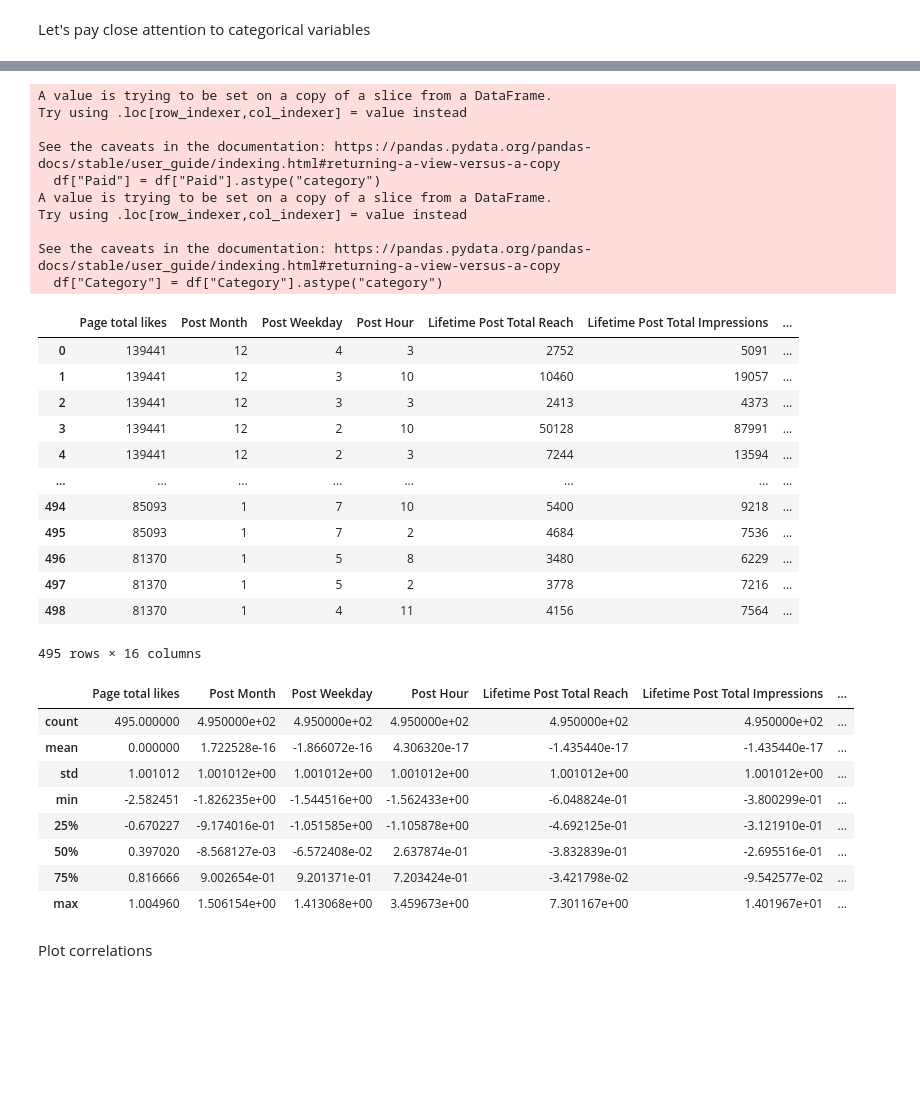
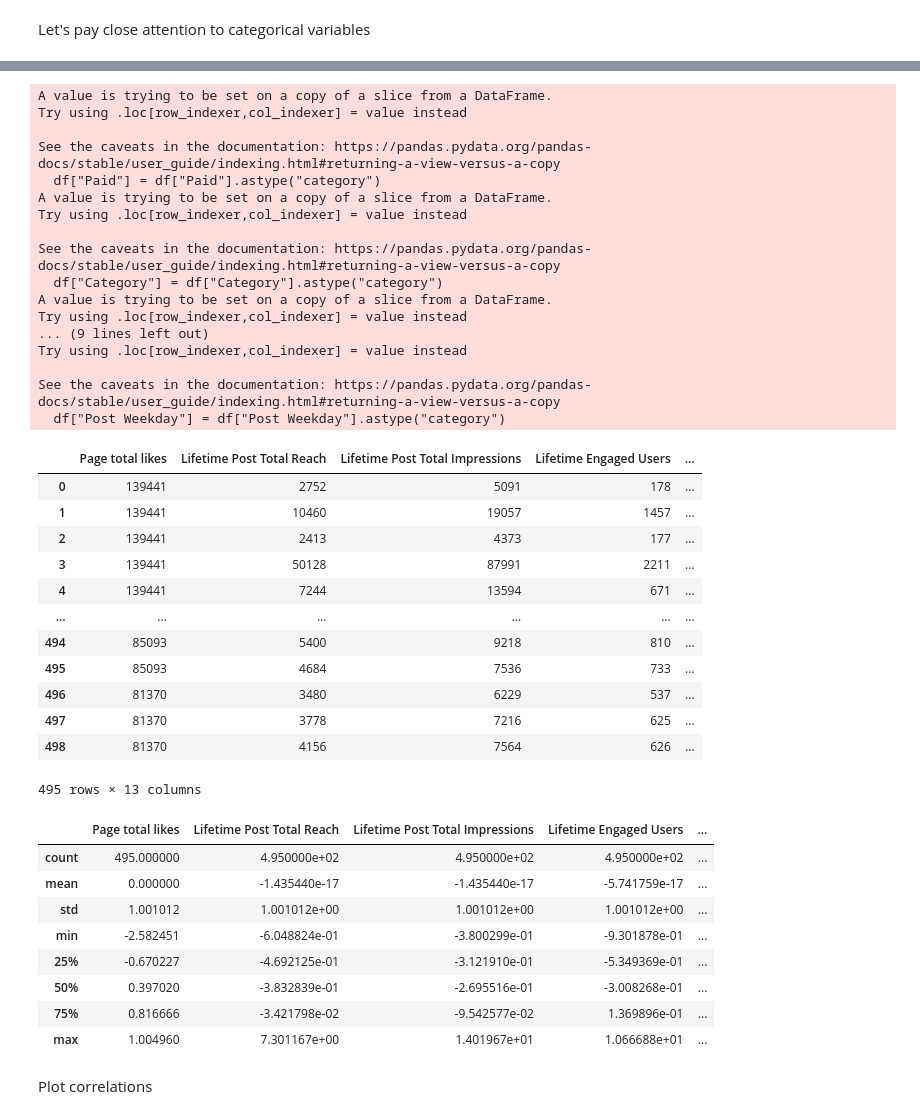
Before and after one commit to elhamod/BA820, a Jupyter notebook: Dimensionality_Reduction/Facebook_Metrics_Analysis_Dimensionality_Reduction.ipynb, the cells around one changed output, grey strips where cells are left out. Cells and saved outputs as stored; diff of their text form; code cells hidden in the pictures; blank space fills up the shorter version.

```diff
--- a/Dimensionality_Reduction/Facebook_Metrics_Analysis_Dimensionality_Reduction.ipynb
+++ b/Dimensionality_Reduction/Facebook_Metrics_Analysis_Dimensionality_Reduction.ipynb
@@ -145,35 +149,46 @@ memory usage: 77.3+ KB
 # %%
 # Convert Paid and Category features to categorical
 df["Paid"] = df["Paid"].astype("category")
 df["Category"] = df["Category"].astype("category")
+df["Post Month"] = df["Post Month"].astype("category")
+df["Post Hour"] = df["Post Hour"].astype("category")
+df["Post Weekday"] = df["Post Weekday"].astype("category")
 
 #get df_numerical
 df_numeric = df.select_dtypes(include=[float, int])
+
 df_numeric
 # %% [output]
 A value is trying to be set on a copy of a slice from a DataFrame.
 Try using .loc[row_indexer,col_indexer] = value instead
 
 See the caveats in the documentation: https://pandas.pydata.org/pandas-docs/stable/user_guide/indexing.html#returning-a-view-versus-a-copy
   df["Paid"] = df["Paid"].astype("category")
 A value is trying to be set on a copy of a slice from a DataFrame.
 Try using .loc[row_indexer,col_indexer] = value instead
 
 See the caveats in the documentation: https://pandas.pydata.org/pandas-docs/stable/user_guide/indexing.html#returning-a-view-versus-a-copy
   df["Category"] = df["Category"].astype("category")
+A value is trying to be set on a copy of a slice from a DataFrame.
+Try using .loc[row_indexer,col_indexer] = value instead
+... (9 lines left out)
+Try using .loc[row_indexer,col_indexer] = value instead
+
+See the caveats in the documentation: https://pandas.pydata.org/pandas-docs/stable/user_guide/indexing.html#returning-a-view-versus-a-copy
+  df["Post Weekday"] = df["Post Weekday"].astype("category")
-|  | Page total likes | Post Month | Post Weekday | Post Hour | Lifetime Post Total Reach | Lifetime Post Total Impressions | ... |
-| 0 | 139441 | 12 | 4 | 3 | 2752 | 5091 | ... |
-| 1 | 139441 | 12 | 3 | 10 | 10460 | 19057 | ... |
-| 2 | 139441 | 12 | 3 | 3 | 2413 | 4373 | ... |
-| 3 | 139441 | 12 | 2 | 10 | 50128 | 87991 | ... |
-| 4 | 139441 | 12 | 2 | 3 | 7244 | 13594 | ... |
-| ... | ... | ... | ... | ... | ... | ... | ... |
-| 494 | 85093 | 1 | 7 | 10 | 5400 | 9218 | ... |
-| 495 | 85093 | 1 | 7 | 2 | 4684 | 7536 | ... |
-| 496 | 81370 | 1 | 5 | 8 | 3480 | 6229 | ... |
-| 497 | 81370 | 1 | 5 | 2 | 3778 | 7216 | ... |
-| 498 | 81370 | 1 | 4 | 11 | 4156 | 7564 | ... |
+|  | Page total likes | Lifetime Post Total Reach | Lifetime Post Total Impressions | Lifetime Engaged Users | ... |
+| 0 | 139441 | 2752 | 5091 | 178 | ... |
+| 1 | 139441 | 10460 | 19057 | 1457 | ... |
+| 2 | 139441 | 2413 | 4373 | 177 | ... |
+| 3 | 139441 | 50128 | 87991 | 2211 | ... |
+| 4 | 139441 | 7244 | 13594 | 671 | ... |
+| ... | ... | ... | ... | ... | ... |
+| 494 | 85093 | 5400 | 9218 | 810 | ... |
+| 495 | 85093 | 4684 | 7536 | 733 | ... |
+| 496 | 81370 | 3480 | 6229 | 537 | ... |
+| 497 | 81370 | 3778 | 7216 | 625 | ... |
+| 498 | 81370 | 4156 | 7564 | 626 | ... |
-495 rows × 16 columns
+495 rows × 13 columns
 # %%
 # Normalize the data
 from sklearn.preprocessing import StandardScaler
@@ -181,15 +196,15 @@ sc = StandardScaler()
 df_numeric_normalized = pd.DataFrame(sc.fit_transform(df_numeric), columns = df_numeric.columns)
 df_numeric_normalized.describe()
 # %% [output]
-|  | Page total likes | Post Month | Post Weekday | Post Hour | Lifetime Post Total Reach | Lifetime Post Total Impressions | ... |
-| count | 495.000000 | 4.950000e+02 | 4.950000e+02 | 4.950000e+02 | 4.950000e+02 | 4.950000e+02 | ... |
-| mean | 0.000000 | 1.722528e-16 | -1.866072e-16 | 4.306320e-17 | -1.435440e-17 | -1.435440e-17 | ... |
-| std | 1.001012 | 1.001012e+00 | 1.001012e+00 | 1.001012e+00 | 1.001012e+00 | 1.001012e+00 | ... |
-| min | -2.582451 | -1.826235e+00 | -1.544516e+00 | -1.562433e+00 | -6.048824e-01 | -3.800299e-01 | ... |
-| 25% | -0.670227 | -9.174016e-01 | -1.051585e+00 | -1.105878e+00 | -4.692125e-01 | -3.121910e-01 | ... |
-| 50% | 0.397020 | -8.568127e-03 | -6.572408e-02 | 2.637874e-01 | -3.832839e-01 | -2.695516e-01 | ... |
-| 75% | 0.816666 | 9.002654e-01 | 9.201371e-01 | 7.203424e-01 | -3.421798e-02 | -9.542577e-02 | ... |
-| max | 1.004960 | 1.506154e+00 | 1.413068e+00 | 3.459673e+00 | 7.301167e+00 | 1.401967e+01 | ... |
+|  | Page total likes | Lifetime Post Total Reach | Lifetime Post Total Impressions | Lifetime Engaged Users | ... |
+| count | 495.000000 | 4.950000e+02 | 4.950000e+02 | 4.950000e+02 | ... |
+| mean | 0.000000 | -1.435440e-17 | -1.435440e-17 | -5.741759e-17 | ... |
+| std | 1.001012 | 1.001012e+00 | 1.001012e+00 | 1.001012e+00 | ... |
+| min | -2.582451 | -6.048824e-01 | -3.800299e-01 | -9.301878e-01 | ... |
+| 25% | -0.670227 | -4.692125e-01 | -3.121910e-01 | -5.349369e-01 | ... |
+| 50% | 0.397020 | -3.832839e-01 | -2.695516e-01 | -3.008268e-01 | ... |
+| 75% | 0.816666 | -3.421798e-02 | -9.542577e-02 | 1.369896e-01 | ... |
+| max | 1.004960 | 7.301167e+00 | 1.401967e+01 | 1.066688e+01 | ... |
 # %% [markdown]
 Plot correlations
 # %%
```
Also changed, not shown: parts of 9 cells of this notebook.
